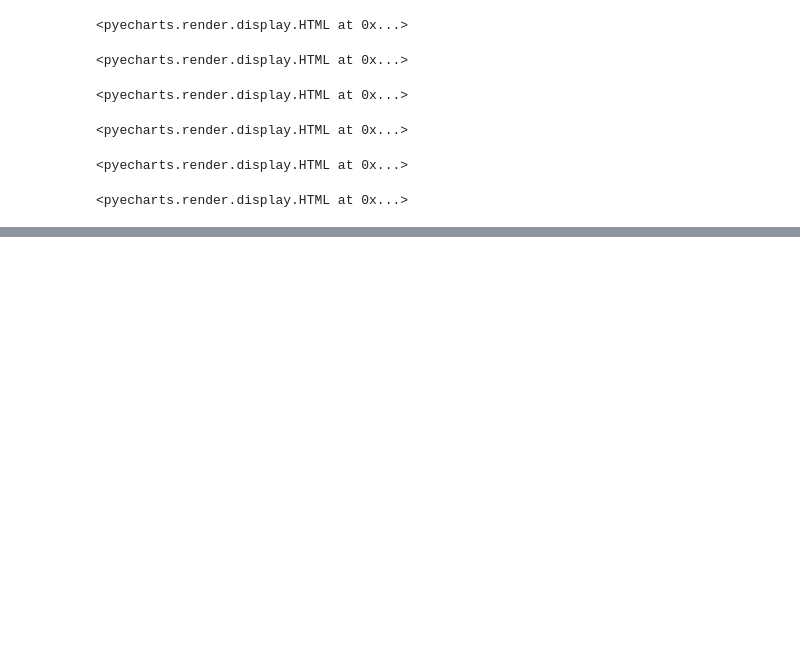
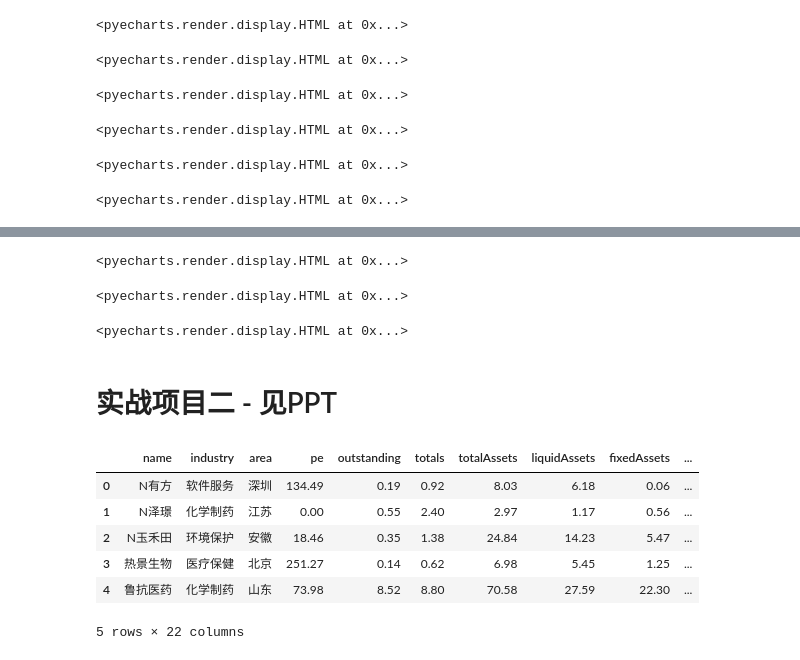
Before and after one commit to shenzhongqiang/21DayPython, a Jupyter notebook: chapter14.ipynb, the cells around one changed output, grey strips where cells are left out. Cells and saved outputs as stored; diff of their text form; code cells hidden in the pictures; blank space fills up the shorter version.

```diff
--- a/chapter14.ipynb
+++ b/chapter14.ipynb
@@ -383,0 +489,80 @@ c.render_notebook()
+# %%
+# 统计不同工资段的分布
+from pyecharts import options as opts
+from pyecharts.charts import Page, Pie
+s_salary = df["salary"].value_counts()
+pie = Pie()
+pie.add("", [list(z) for z in zip(s_salary.index.tolist(), s_salary.values.tolist())])
+pie.set_global_opts(title_opts=opts.TitleOpts(title="不同工资段的分布"),
+                    legend_opts=opts.LegendOpts(orient='vertical', pos_left="0%", pos_top="10%"))
+pie.set_series_opts()
+pie.render_notebook()
+# %% [output]
+<pyecharts.render.display.HTML at 0x...>
+# %%
+# 统计哪些公司工资最高
+from pyecharts import options as opts
+from pyecharts.charts import Page, WordCloud
+from pyecharts.globals import SymbolType
+import numpy as np
+
+df_avgsalary = df.groupby("company")["salary2"].agg(avgsalary="mean")
+df_avgsalary.dropna(how="any", inplace=True)
+companies = list(zip(df_avgsalary.index.tolist(), df_avgsalary["avgsalary"].astype(np.uint16).tolist()))
+wc = WordCloud()
+wc.add("", companies, word_size_range=[20, 100])
+wc.set_global_opts(title_opts=opts.TitleOpts(title="哪些公司工资最高"))
+wc.render_notebook()
+# %% [output]
+<pyecharts.render.display.HTML at 0x...>
+# %%
+# 统计各类型公司的数量
+from pyecharts import options as opts
+from pyecharts.charts import Page, PictorialBar
+from pyecharts.globals import SymbolType
+
+s_comptype = df["company_type"].value_counts(ascending=True)
+
+
+companies = s_comptype.index.tolist()
+comptypes = s_comptype.values.tolist()
+
+c = PictorialBar()
+c.add_xaxis(companies)
+c.add_yaxis(
+            "",
+            comptypes,
+            label_opts=opts.LabelOpts(is_show=False),
+            symbol_size=18,
+            symbol_repeat="fixed",
+            symbol_offset=[0, 0],
+            is_symbol_clip=True,
+            symbol=SymbolType.ROUND_RECT,
+        )
+c.reversal_axis()
+c.set_global_opts(
+            title_opts=opts.TitleOpts(title="公司类型"),
+            xaxis_opts=opts.AxisOpts(is_show=False),
+            yaxis_opts=opts.AxisOpts(
+                axistick_opts=opts.AxisTickOpts(is_show=False),
+                axisline_opts=opts.AxisLineOpts(
+                    linestyle_opts=opts.LineStyleOpts(opacity=0)
+                ),
+            ),
+        )
+c.render_notebook()
+# %% [output]
+<pyecharts.render.display.HTML at 0x...>
+# %% [markdown]
+# 实战项目二 - 见PPT
+# %%
+df = pd.read_csv("stocks.csv")
+df.head()
+# %% [output]
+|  | name | industry | area | pe | outstanding | totals | totalAssets | liquidAssets | fixedAssets | ... |
+| 0 | N有方 | 软件服务 | 深圳 | 134.49 | 0.19 | 0.92 | 8.03 | 6.18 | 0.06 | ... |
+| 1 | N泽璟 | 化学制药 | 江苏 | 0.00 | 0.55 | 2.40 | 2.97 | 1.17 | 0.56 | ... |
+| 2 | N玉禾田 | 环境保护 | 安徽 | 18.46 | 0.35 | 1.38 | 24.84 | 14.23 | 5.47 | ... |
+| 3 | 热景生物 | 医疗保健 | 北京 | 251.27 | 0.14 | 0.62 | 6.98 | 5.45 | 1.25 | ... |
+| 4 | 鲁抗医药 | 化学制药 | 山东 | 73.98 | 8.52 | 8.80 | 70.58 | 27.59 | 22.30 | ... |
+5 rows × 22 columns
```
Also changed, not shown: parts of 22 cells of this notebook, 1 other file.
